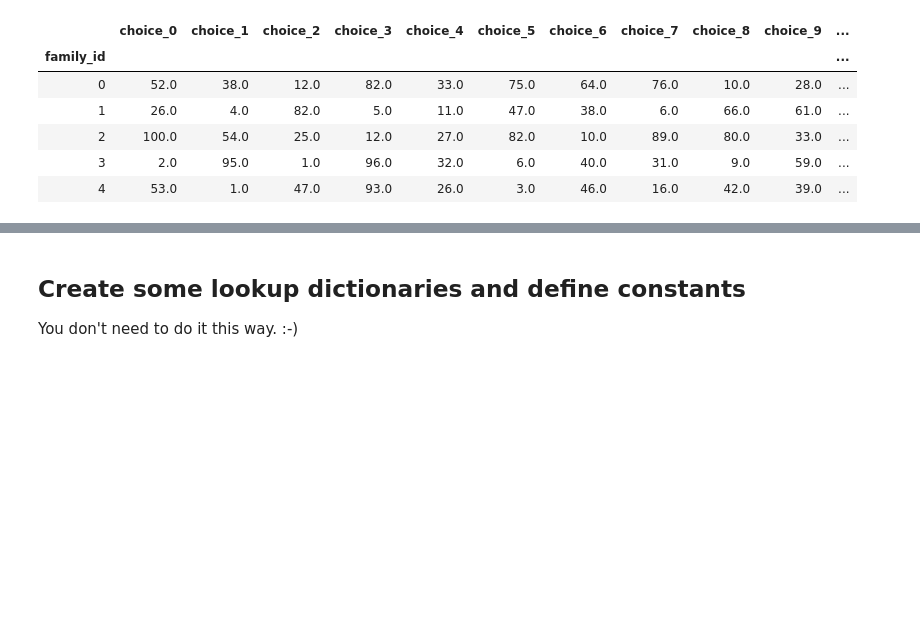
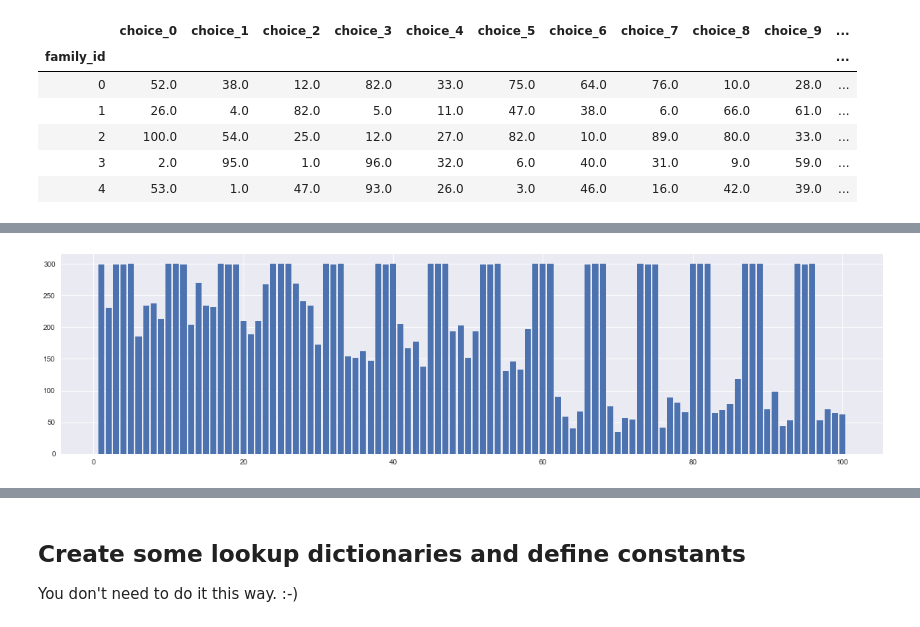
Before and after one commit to tdrumhel1/santa, a Jupyter notebook: santa-notebook-v1.ipynb, the cells around one changed output, grey strips where cells are left out. Saved outputs shown, nothing was run; the diff lists cells and outputs as text; code cells hidden in the pictures; blank space fills up the shorter version.

```diff
--- a/santa-notebook-v1.ipynb
+++ b/santa-notebook-v1.ipynb
@@ -278,0 +307,22 @@ Name: choice_9, Length: 5000, dtype: int64
+# %%
+# Testing logic for dynamically looking at choices
+j = 0
+
+# Reset occupancy
+columns = ['pref_0', 'pref_1', 'pref_2', 'pref_3', 'pref_4', 'pref_5',
+       'pref_6', 'pref_7', 'pref_8', 'pref_9','pref_10','total']
+occupancy = pd.DataFrame(0,index=date_index.index,columns=columns)
+
+for index,row in data.iterrows():
+    for i in range(10):
+        choice = row['choice_{}'.format(i)]
+        n_people = row['n_people']
+
+        add_check = daily_limit(choice,n_people,i)
+
+        if add_check == 1:
+            break
+        if add_check == 0:
+            pass
+        else:
+            assert False, 'Error with add_check'
@@ -278,0 +345,9 @@ Name: choice_9, Length: 5000, dtype: int64
+# %%
+plt.close('all')
+plt.style.use('seaborn')
+
+fig, ax = plt.subplots(figsize=(20,5))
+
+bar = ax.bar(occupancy.index,occupancy['total'])
+# %% [output]
+[figure, added]
```
Also changed, not shown: parts of 31 cells of this notebook, 1 other file.
